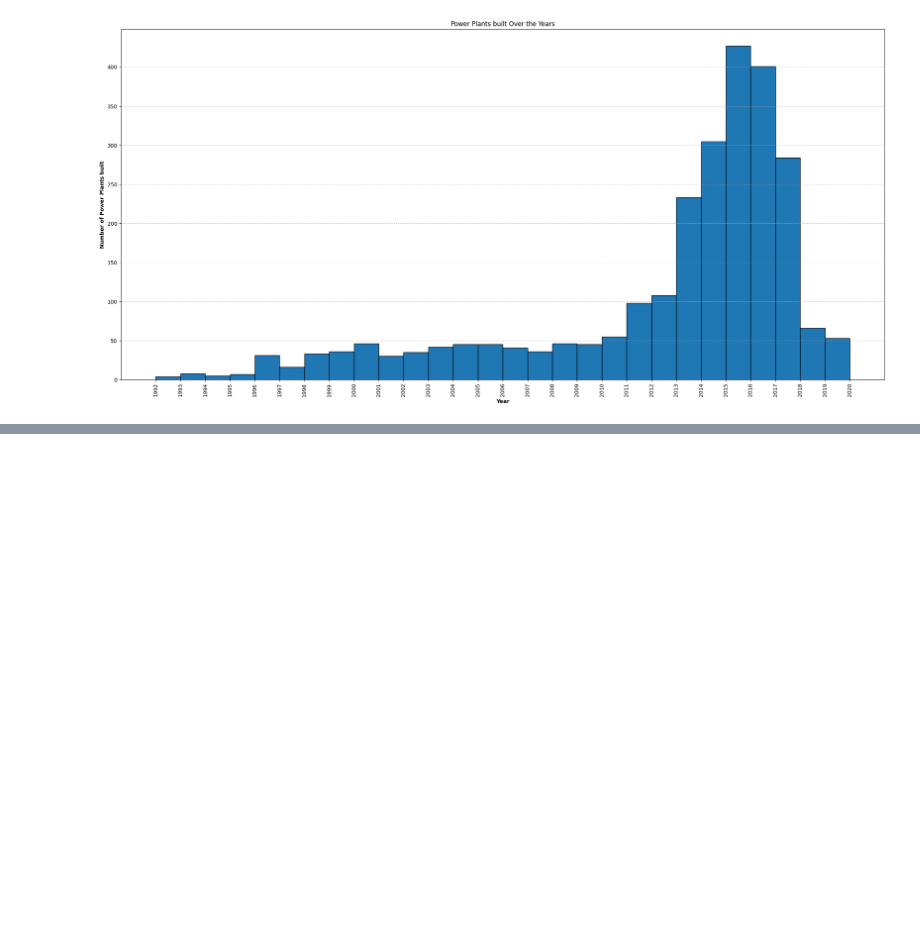
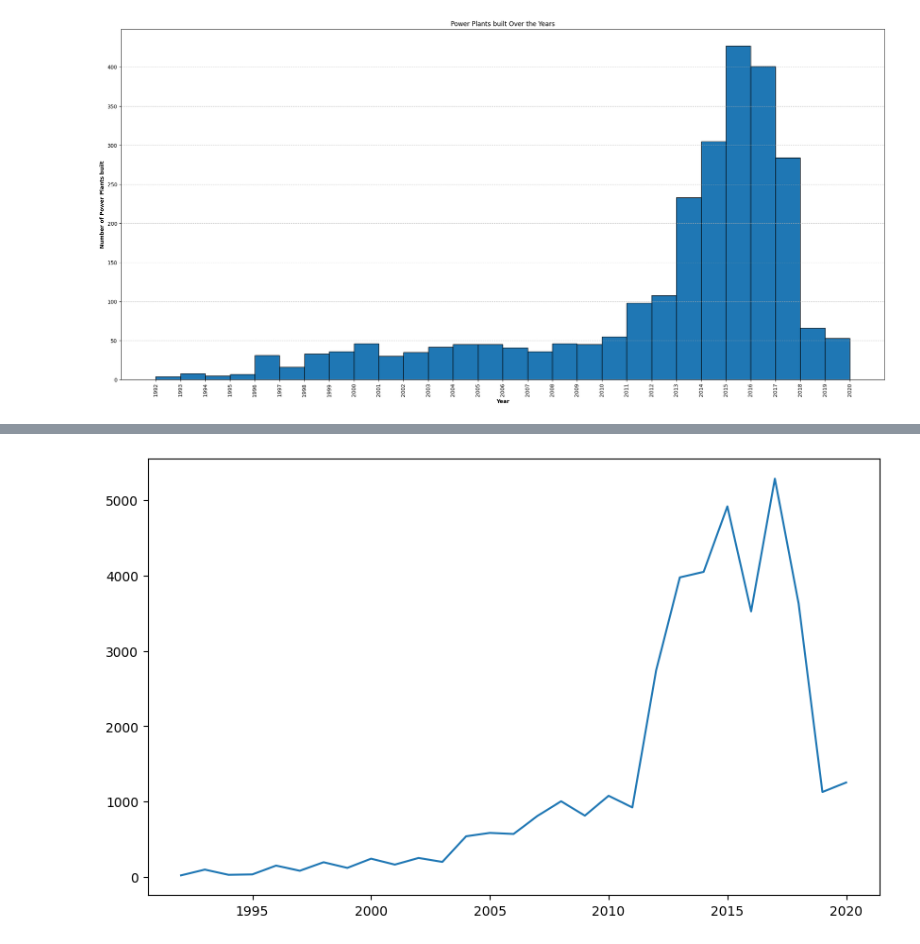
Before and after one commit to MahendraC17/Exploratory-Data-Analysis---Renewable-Power-plants-In-UK, a Jupyter notebook: EDA_renewable_power_plants.ipynb, the cells around one changed output, grey strips where cells are left out. Cells and saved outputs as stored; diff of their text form; code cells hidden in the pictures; blank space fills up the shorter version.

```diff
--- a/EDA_renewable_power_plants.ipynb
+++ b/EDA_renewable_power_plants.ipynb
@@ -367,0 +382,10 @@ plt.show()
+# %%
+years = [1992, 1993, 1994, 1995, 1996, 1997, 1998, 1999, 2000, 2001, 2002,
+       2003, 2004, 2005, 2006, 2007, 2008, 2009, 2010, 2011, 2012, 2013,
+       2014, 2015, 2016, 2017, 2018, 2019, 2020]
+sum_electrical_capacity = []
+for i in years:
+    result = rpp_ssy.loc[rpp_ssy['number_of_PoPl_by_years'] == i, 'electrical_capacity']
+    sum_electrical_capacity.append(sum(result.to_list()))
+    print("Year: ", sum(result.to_list()))
+print(sum_electrical_capacity)
@@ -367,0 +410,6 @@ plt.show()
+# %%
+fig = plt.figure(figsize=(10, 6))
+plt.plot(years, sum_electrical_capacity)
+plt.show()
+# %% [output]
+[figure, added]
```
Also changed, not shown: parts of 4 cells of this notebook.
